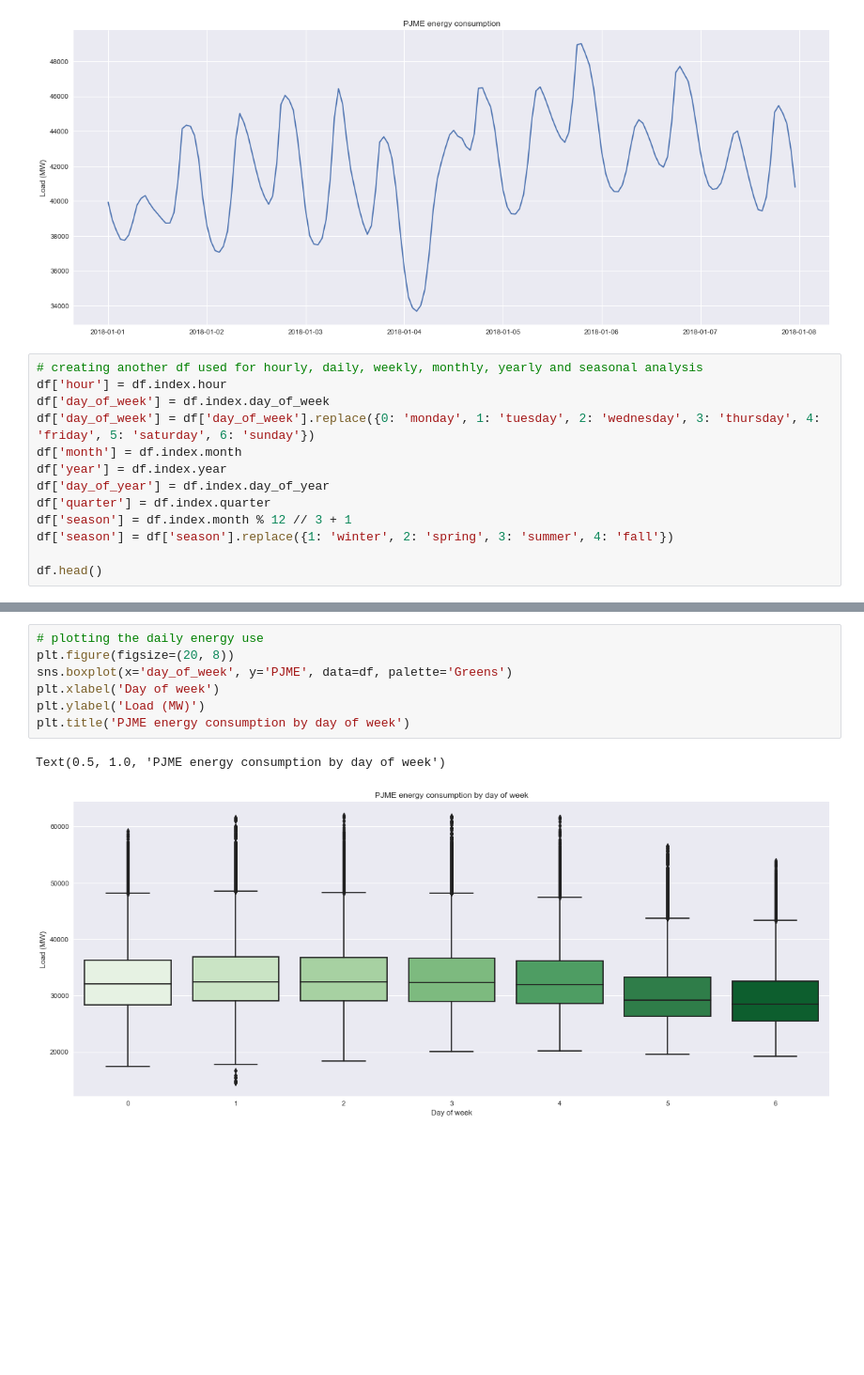
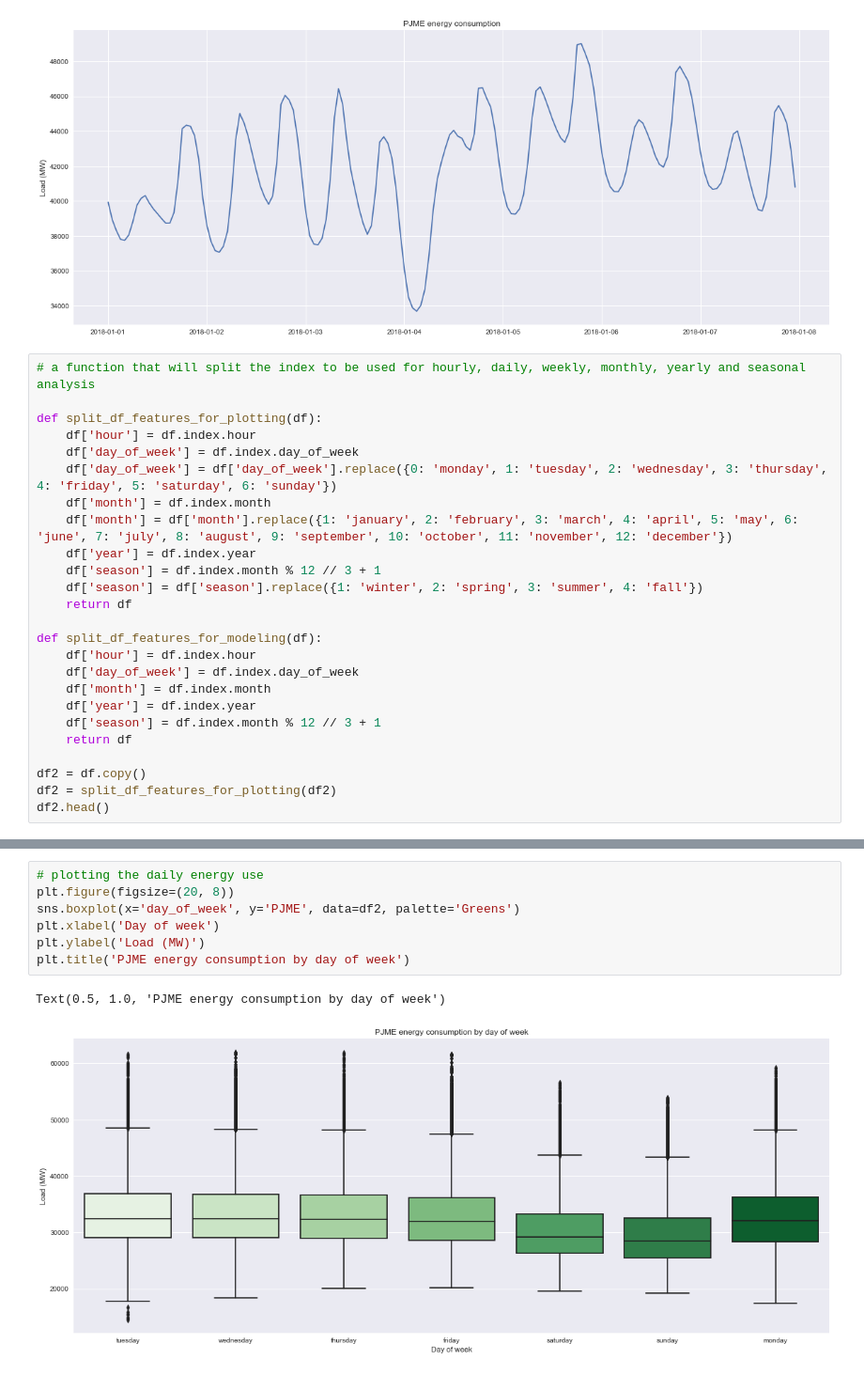
Before and after one commit to raid-teyar/EneregyConsumption, a Jupyter notebook: energy_consumption.ipynb, the cells around one changed output, grey strips where cells are left out. Shown at 94% size. Drawn from its saved outputs; the diff is of its cells as text; blank space fills up the shorter version.

```diff
--- a/energy_consumption.ipynb
+++ b/energy_consumption.ipynb
@@ -105,16 +108,28 @@ plt.show()
 # %% [output]
 [figure]
 # %%
-# creating another df used for hourly, daily, weekly, monthly, yearly and seasonal analysis
-df['hour'] = df.index.hour
-df['day_of_week'] = df.index.day_of_week
-df['day_of_week'] = df['day_of_week'].replace({0: 'monday', 1: 'tuesday', 2: 'wednesday', 3: 'thursday', 4: 'friday', 5: 'saturday', 6: 'sunday'})
-df['month'] = df.index.month
-df['year'] = df.index.year
-df['day_of_year'] = df.index.day_of_year
-df['quarter'] = df.index.quarter
-df['season'] = df.index.month % 12 // 3 + 1
-df['season'] = df['season'].replace({1: 'winter', 2: 'spring', 3: 'summer', 4: 'fall'})
+# a function that will split the index to be used for hourly, daily, weekly, monthly, yearly and seasonal analysis
 
-df.head()
+def split_df_features_for_plotting(df):
+    df['hour'] = df.index.hour
+    df['day_of_week'] = df.index.day_of_week
+    df['day_of_week'] = df['day_of_week'].replace({0: 'monday', 1: 'tuesday', 2: 'wednesday', 3: 'thursday', 4: 'friday', 5: 'saturday', 6: 'sunday'})
+    df['month'] = df.index.month
+    df['month'] = df['month'].replace({1: 'january', 2: 'february', 3: 'march', 4: 'april', 5: 'may', 6: 'june', 7: 'july', 8: 'august', 9: 'september', 10: 'october', 11: 'november', 12: 'december'})
+    df['year'] = df.index.year
+    df['season'] = df.index.month % 12 // 3 + 1
+    df['season'] = df['season'].replace({1: 'winter', 2: 'spring', 3: 'summer', 4: 'fall'})
+    return df
+
+def split_df_features_for_modeling(df):
+    df['hour'] = df.index.hour
+    df['day_of_week'] = df.index.day_of_week
+    df['month'] = df.index.month
+    df['year'] = df.index.year
+    df['season'] = df.index.month % 12 // 3 + 1
+    return df
+
+df2 = df.copy()
+df2 = split_df_features_for_plotting(df2)
+df2.head()
 # %% [output]
@@ -151,13 +166,13 @@ Text(0.5, 1.0, 'PJME energy consumption by month')
 # %%
 # plotting the daily energy use
 plt.figure(figsize=(20, 8))
-sns.boxplot(x='day_of_week', y='PJME', data=df, palette='Greens')
+sns.boxplot(x='day_of_week', y='PJME', data=df2, palette='Greens')
 plt.xlabel('Day of week')
 plt.ylabel('Load (MW)')
 plt.title('PJME energy consumption by day of week')
 # %% [output]
 Text(0.5, 1.0, 'PJME energy consumption by day of week')
-[figure, old version]
+[figure, new version]
 # %%
 # plotting the seasonal energy use
 plt.figure(figsize=(20, 8))
```
Also changed, not shown: parts of 18 cells of this notebook.
